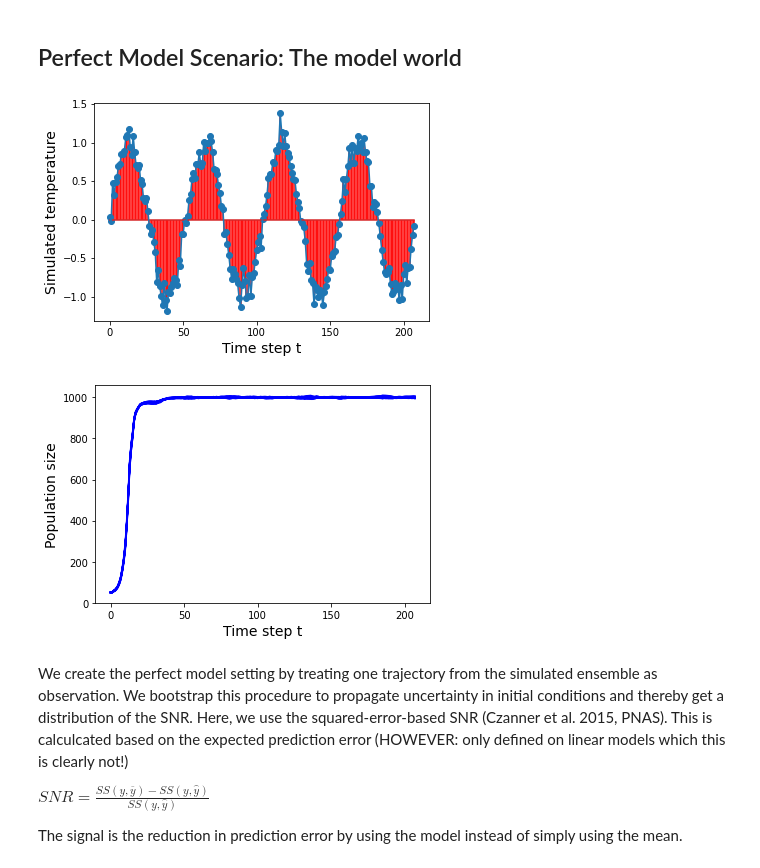
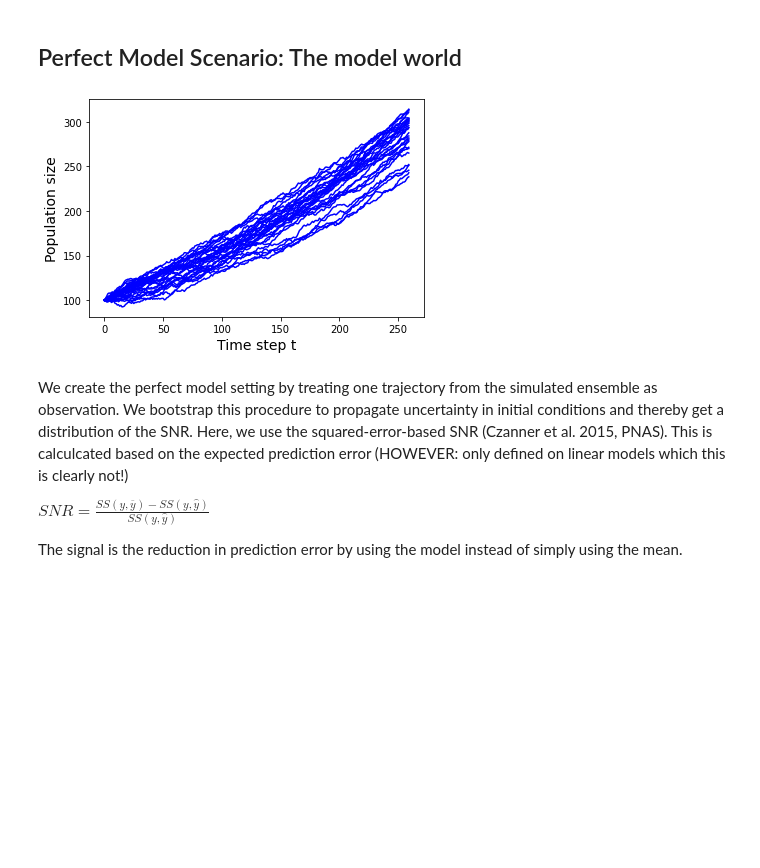
Before and after one commit to MWesselkamp/Ricker, a Jupyter notebook: signal_noise_ratio.ipynb, the cells around one changed output. Drawn from its saved outputs; the diff is of its cells as text; code cells hidden in the pictures; blank space fills up the shorter version.

```diff
--- a/signal_noise_ratio.ipynb
+++ b/signal_noise_ratio.ipynb
@@ -10,17 +10,16 @@ from snr import *
 # %%
 # create simulator object
 sims = simulations.Simulator()
 # Set hyperparameters. We'll simulate on a weekly resolution. Years is changed to weeks.
-sims.hyper_parameters(simulated_years=4,
+sims.hyper_parameters(simulated_years=5,
                            ensemble_size=30,
-                           initial_size=50)
+                           initial_size=100)
 sims.simulation_parameters(regime="non-chaotic", behaviour="stochastic")
-sims.environment('exogeneous', trend=False)
+sims.environment('non-exogeneous', trend=False)
 sims.model_type("single-species")
 x_mod = sims.simulate()
 # %% [output]
-[figure, old version]
+[figure, new version]
-[figure, removed]
 # %% [markdown]
 We create the perfect model setting by treating one trajectory from the simulated ensemble as observation.
 We bootstrap this procedure to propagate uncertainty in initial conditions and thereby get a distribution of the SNR. Here, we use the squared-error-based SNR (Czanner et al. 2015, PNAS). This is calculcated based on the expected prediction error (HOWEVER: only defined on linear models which this is clearly not!)
```
Also changed, not shown: parts of 7 cells of this notebook, 3 other files.
